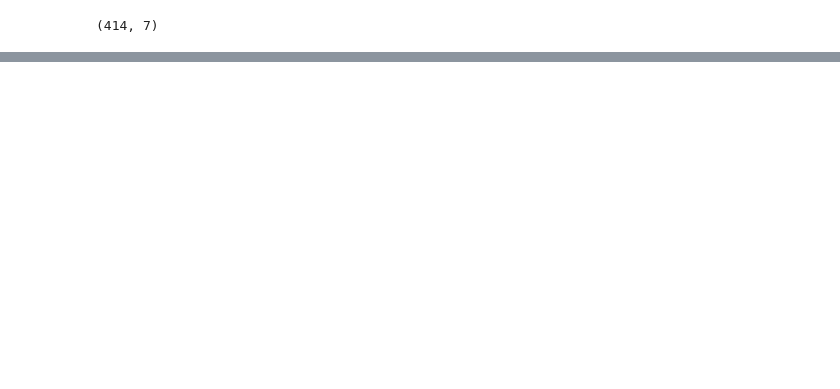
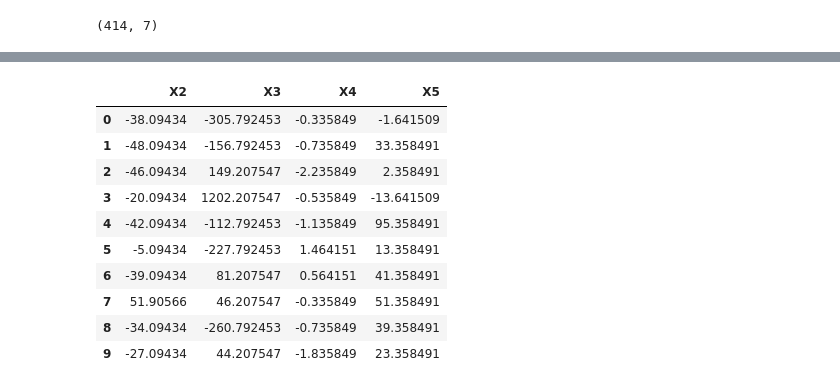
Before and after one commit to aawladd/AMTH-Machine-Learning-Projects, a Jupyter notebook: Multiple Linear Regression/MultipleRegression.ipynb, the cells around one changed output, grey strips where cells are left out. Saved outputs shown, nothing was run; the diff lists cells and outputs as text; code cells hidden in the pictures; blank space fills up the shorter version.

```diff
--- a/Multiple Linear Regression/MultipleRegression.ipynb
+++ b/Multiple Linear Regression/MultipleRegression.ipynb
@@ -264,0 +324,15 @@ Name: 40, dtype: float64
+# %%
+X = df.drop(columns='X1')
+X.head(10)
+# %% [output]
+|  | X2 | X3 | X4 | X5 |
+| 0 | -38.09434 | -305.792453 | -0.335849 | -1.641509 |
+| 1 | -48.09434 | -156.792453 | -0.735849 | 33.358491 |
+| 2 | -46.09434 | 149.207547 | -2.235849 | 2.358491 |
+| 3 | -20.09434 | 1202.207547 | -0.535849 | -13.641509 |
+| 4 | -42.09434 | -112.792453 | -1.135849 | 95.358491 |
+| 5 | -5.09434 | -227.792453 | 1.464151 | 13.358491 |
+| 6 | -39.09434 | 81.207547 | 0.564151 | 41.358491 |
+| 7 | 51.90566 | 46.207547 | -0.335849 | 51.358491 |
+| 8 | -34.09434 | -260.792453 | -0.735849 | 39.358491 |
+| 9 | -27.09434 | 44.207547 | -1.835849 | 23.358491 |
```
Also changed, not shown: parts of 23 cells of this notebook, 6 other files.
